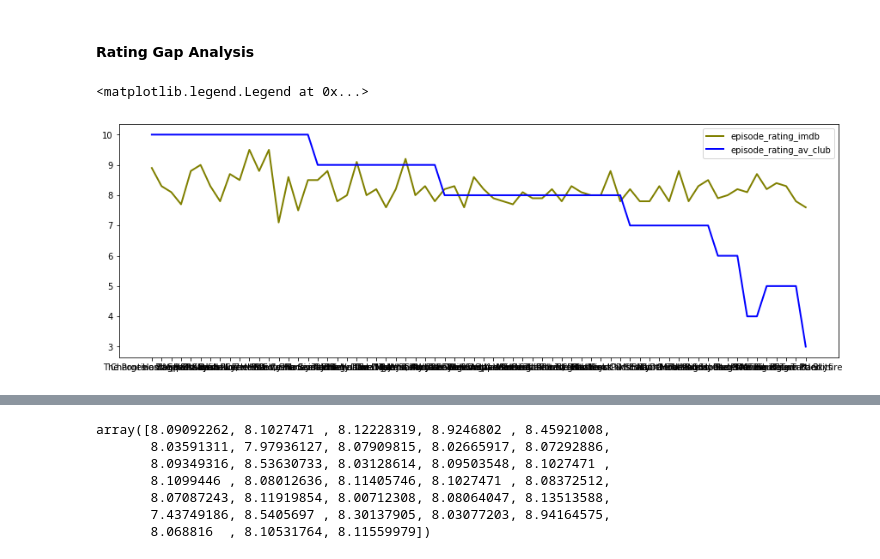
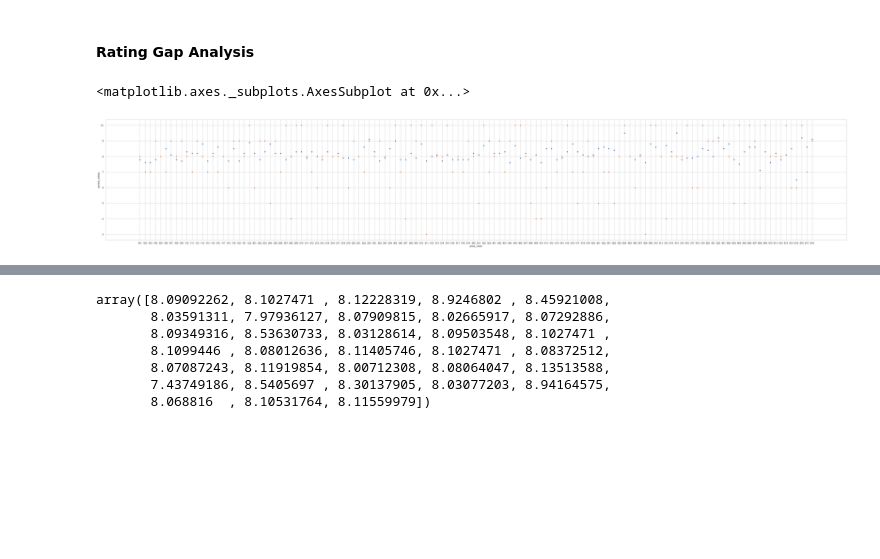
Before and after one commit to jagrutijoshi2603/Python-for-Data-Science-Project, a Jupyter notebook: Project.ipynb, the cells around one changed output, grey strips where cells are left out. Cells and saved outputs as stored; diff of their text form; code cells hidden in the pictures; blank space fills up the shorter version.

Commit message:
Update Project.ipynb
completed rating gap analysis

```diff
--- a/Project.ipynb
+++ b/Project.ipynb
@@ -592,12 +594,11 @@ ax.scatter('total_votes_imdb','episode_rating_imdb',data=av_club_imdb_b99)
 [figure]
 # %% [markdown]
 #### Rating Gap Analysis
-# %%
-fig, ax = plt.subplots(1,1,figsize=(15,5))
-
-plt.plot( 'episode_name', 'episode_rating_imdb', data=av_club_imdb_b99, marker='', color='olive', linewidth=2)
-plt.plot( 'episode_name', 'episode_rating_av_club', data=av_club_imdb_b99, marker='', color='blue', linewidth=2)
-plt.legend()
-# %% [output]
-<matplotlib.legend.Legend at 0x...>
-[figure, removed]
+# %%
+# AV Club ratings and IMDB rating by season and episode
+fig, ax = plt.subplots(1,1,figsize=(60,10))
+sns.scatterplot(x="prod_code", y="imdb_rating", data=combined.groupby(['prod_code']).sum().reset_index()) # blue
+sns.scatterplot(x="prod_code", y="avclub_rating", data=combined.groupby(['prod_code']).sum().reset_index()) # orange
+# %% [output]
+<matplotlib.axes._subplots.AxesSubplot at 0x...>
+[figure, added]
```
Also changed, not shown: parts of 16 cells of this notebook.
